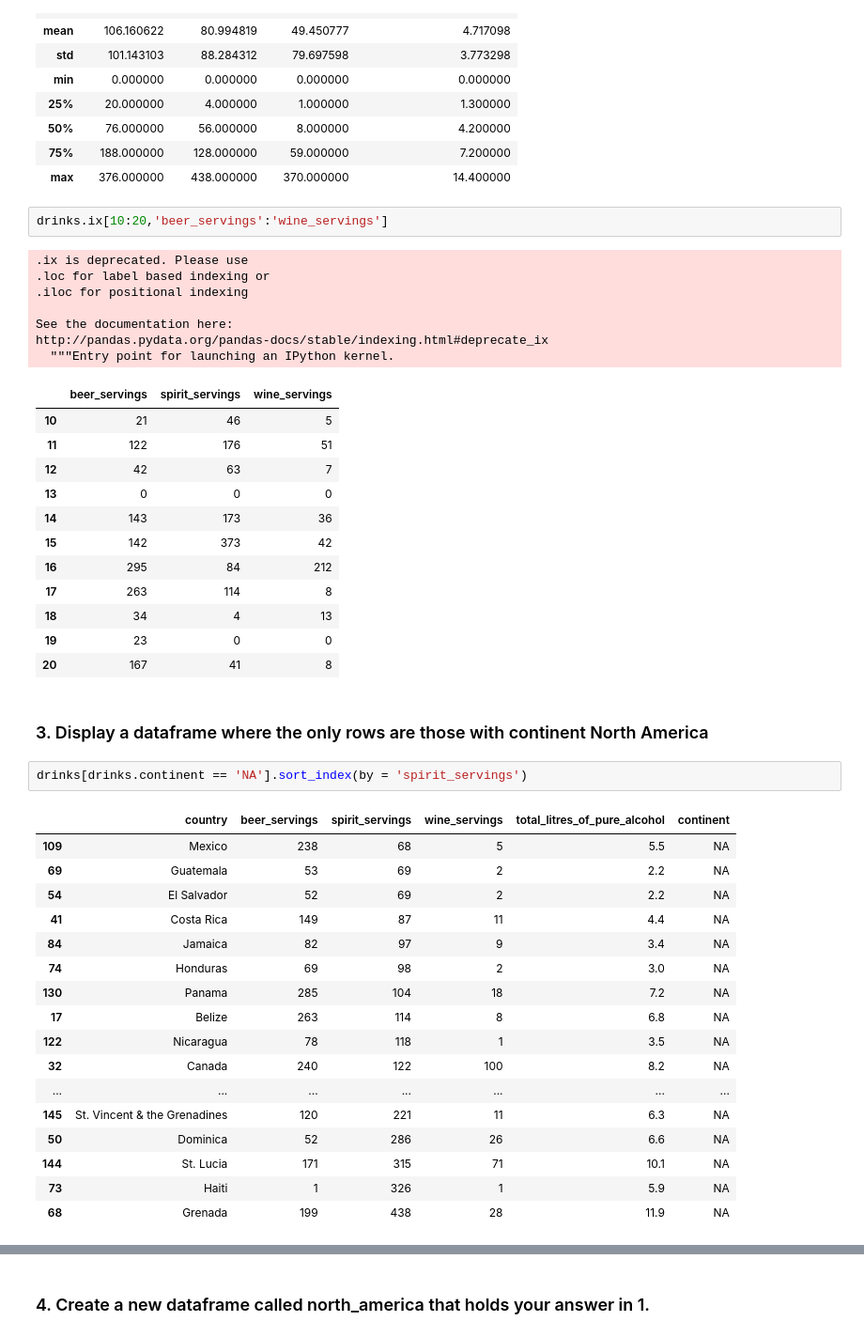
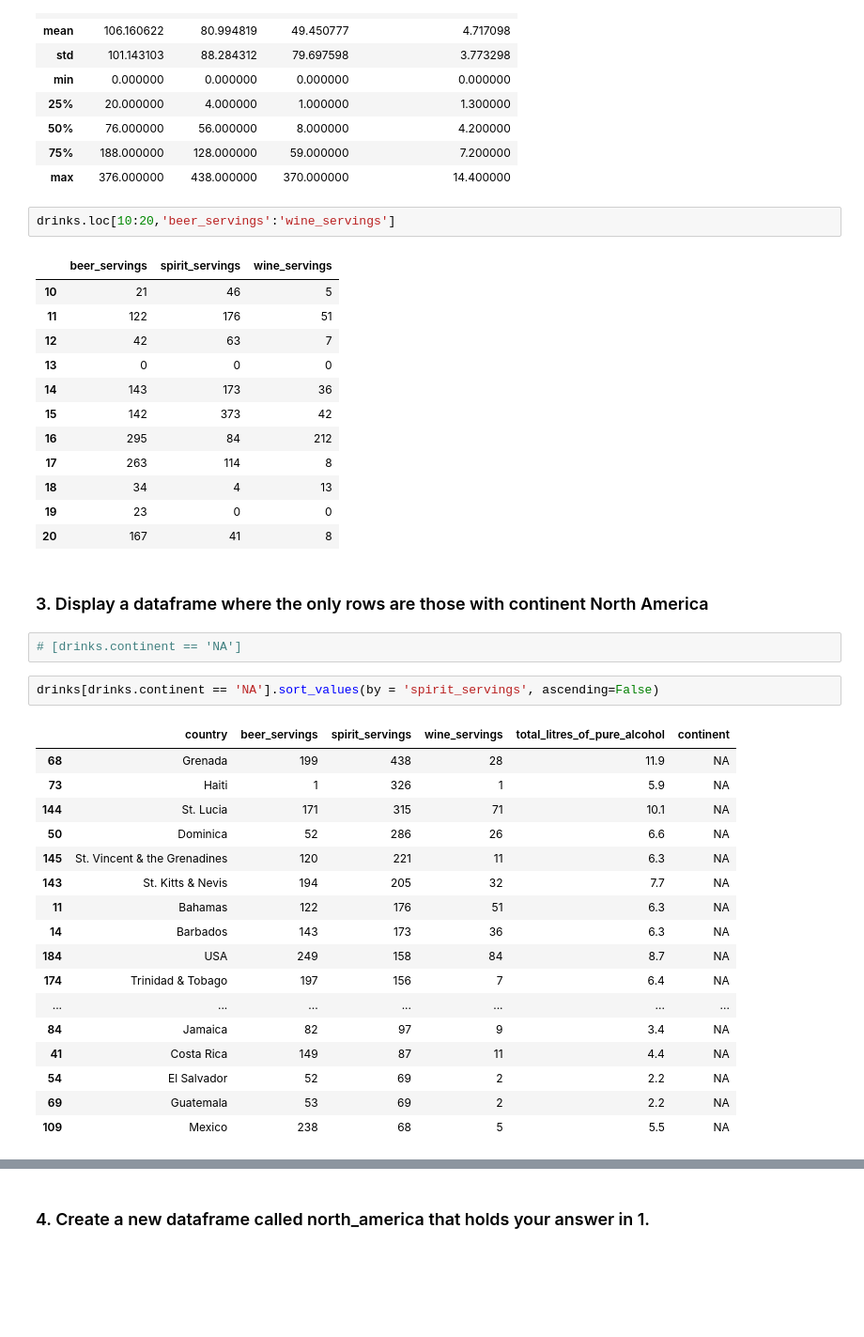
Before and after one commit to anthonytuanta/GA_DAT5, a Jupyter notebook: week2/lab/05.1_pandas_lab_demo.ipynb, the cells around one changed output, grey strips where cells are left out. Shown at 94% size. Saved outputs shown, nothing was run; the diff lists cells and outputs as text; blank space fills up the shorter version.

```diff
--- a/week2/lab/05.1_pandas_lab_demo.ipynb
+++ b/week2/lab/05.1_pandas_lab_demo.ipynb
@@ -80,15 +137,8 @@ drinks.describe()
 | 75% | 188.000000 | 128.000000 | 59.000000 | 7.200000 |
 | max | 376.000000 | 438.000000 | 370.000000 | 14.400000 |
 # %%
-drinks.ix[10:20,'beer_servings':'wine_servings']
+drinks.loc[10:20,'beer_servings':'wine_servings']
 # %% [output]
-.ix is deprecated. Please use
-.loc for label based indexing or
-.iloc for positional indexing
-
-See the documentation here:
-http://pandas.pydata.org/pandas-docs/stable/indexing.html#deprecate_ix
-  """Entry point for launching an IPython kernel.
 |  | beer_servings | spirit_servings | wine_servings |
 | 10 | 21 | 46 | 5 |
 | 11 | 122 | 176 | 51 |
@@ -103,24 +153,26 @@ http://pandas.pydata.org/pandas-docs/stable/indexing.html#deprecate_ix
 | 20 | 167 | 41 | 8 |
 # %% [markdown]
 ### 3. Display a dataframe where the only rows are those with continent North America
+# %%
+# [drinks.continent == 'NA']
 # %%
-drinks[drinks.continent == 'NA'].sort_index(by = 'spirit_servings')
+drinks[drinks.continent == 'NA'].sort_values(by = 'spirit_servings', ascending=False)
 # %% [output]
 |  | country | beer_servings | spirit_servings | wine_servings | total_litres_of_pure_alcohol | continent |
+| 68 | Grenada | 199 | 438 | 28 | 11.9 | NA |
+| 73 | Haiti | 1 | 326 | 1 | 5.9 | NA |
+| 144 | St. Lucia | 171 | 315 | 71 | 10.1 | NA |
+| 50 | Dominica | 52 | 286 | 26 | 6.6 | NA |
+| 145 | St. Vincent & the Grenadines | 120 | 221 | 11 | 6.3 | NA |
+| 143 | St. Kitts & Nevis | 194 | 205 | 32 | 7.7 | NA |
+| 11 | Bahamas | 122 | 176 | 51 | 6.3 | NA |
+| 14 | Barbados | 143 | 173 | 36 | 6.3 | NA |
+| 184 | USA | 249 | 158 | 84 | 8.7 | NA |
+| 174 | Trinidad & Tobago | 197 | 156 | 7 | 6.4 | NA |
+| ... | ... | ... | ... | ... | ... | ... |
+| 84 | Jamaica | 82 | 97 | 9 | 3.4 | NA |
+| 41 | Costa Rica | 149 | 87 | 11 | 4.4 | NA |
+| 54 | El Salvador | 52 | 69 | 2 | 2.2 | NA |
+| 69 | Guatemala | 53 | 69 | 2 | 2.2 | NA |
 | 109 | Mexico | 238 | 68 | 5 | 5.5 | NA |
-| 69 | Guatemala | 53 | 69 | 2 | 2.2 | NA |
-| 54 | El Salvador | 52 | 69 | 2 | 2.2 | NA |
-| 41 | Costa Rica | 149 | 87 | 11 | 4.4 | NA |
-| 84 | Jamaica | 82 | 97 | 9 | 3.4 | NA |
-| 74 | Honduras | 69 | 98 | 2 | 3.0 | NA |
-| 130 | Panama | 285 | 104 | 18 | 7.2 | NA |
-| 17 | Belize | 263 | 114 | 8 | 6.8 | NA |
-| 122 | Nicaragua | 78 | 118 | 1 | 3.5 | NA |
-| 32 | Canada | 240 | 122 | 100 | 8.2 | NA |
-| ... | ... | ... | ... | ... | ... | ... |
-| 145 | St. Vincent & the Grenadines | 120 | 221 | 11 | 6.3 | NA |
-| 50 | Dominica | 52 | 286 | 26 | 6.6 | NA |
-| 144 | St. Lucia | 171 | 315 | 71 | 10.1 | NA |
-| 73 | Haiti | 1 | 326 | 1 | 5.9 | NA |
-| 68 | Grenada | 199 | 438 | 28 | 11.9 | NA |
 # %%
```
Also changed, not shown: parts of 15 cells of this notebook, 6 other files.
